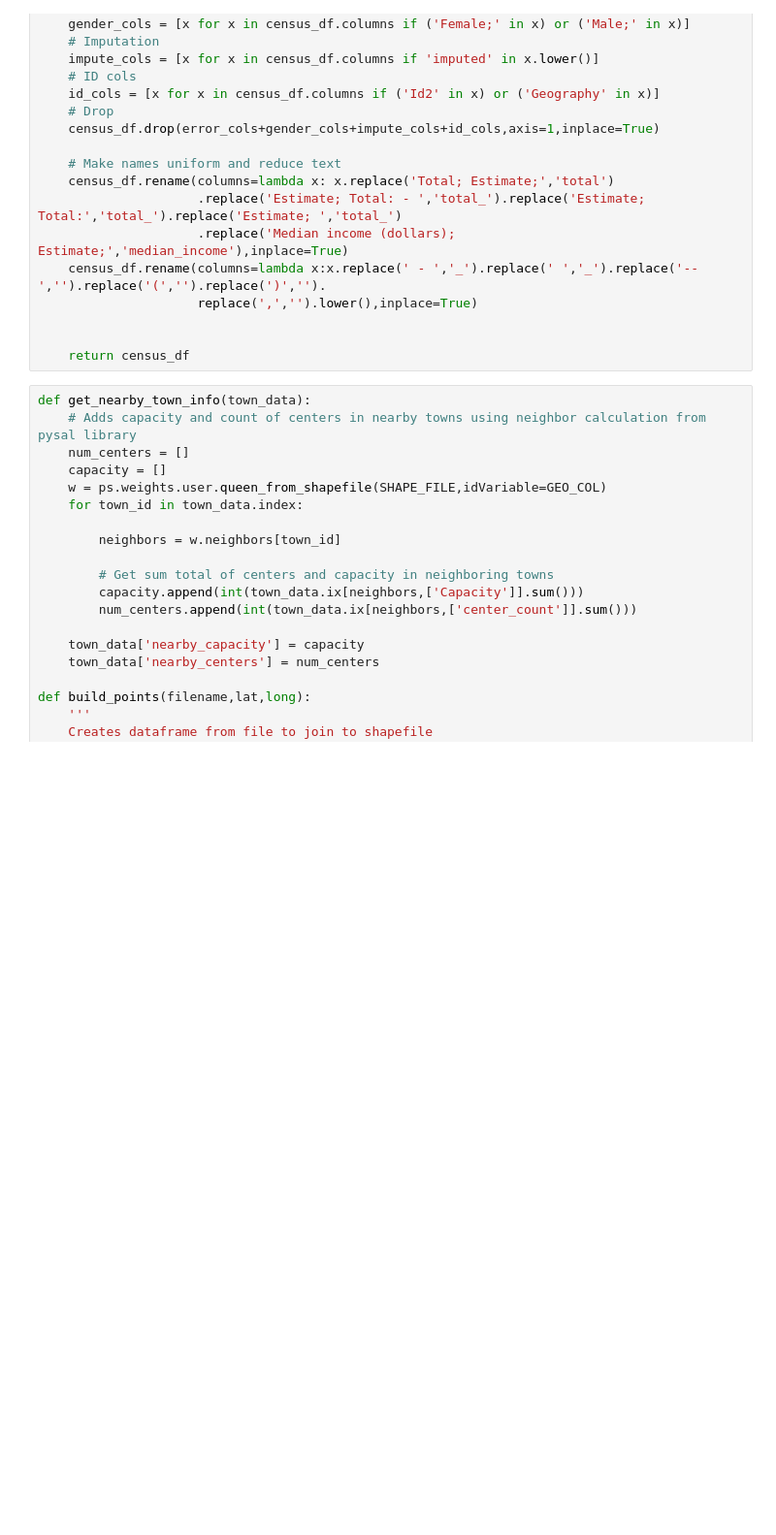
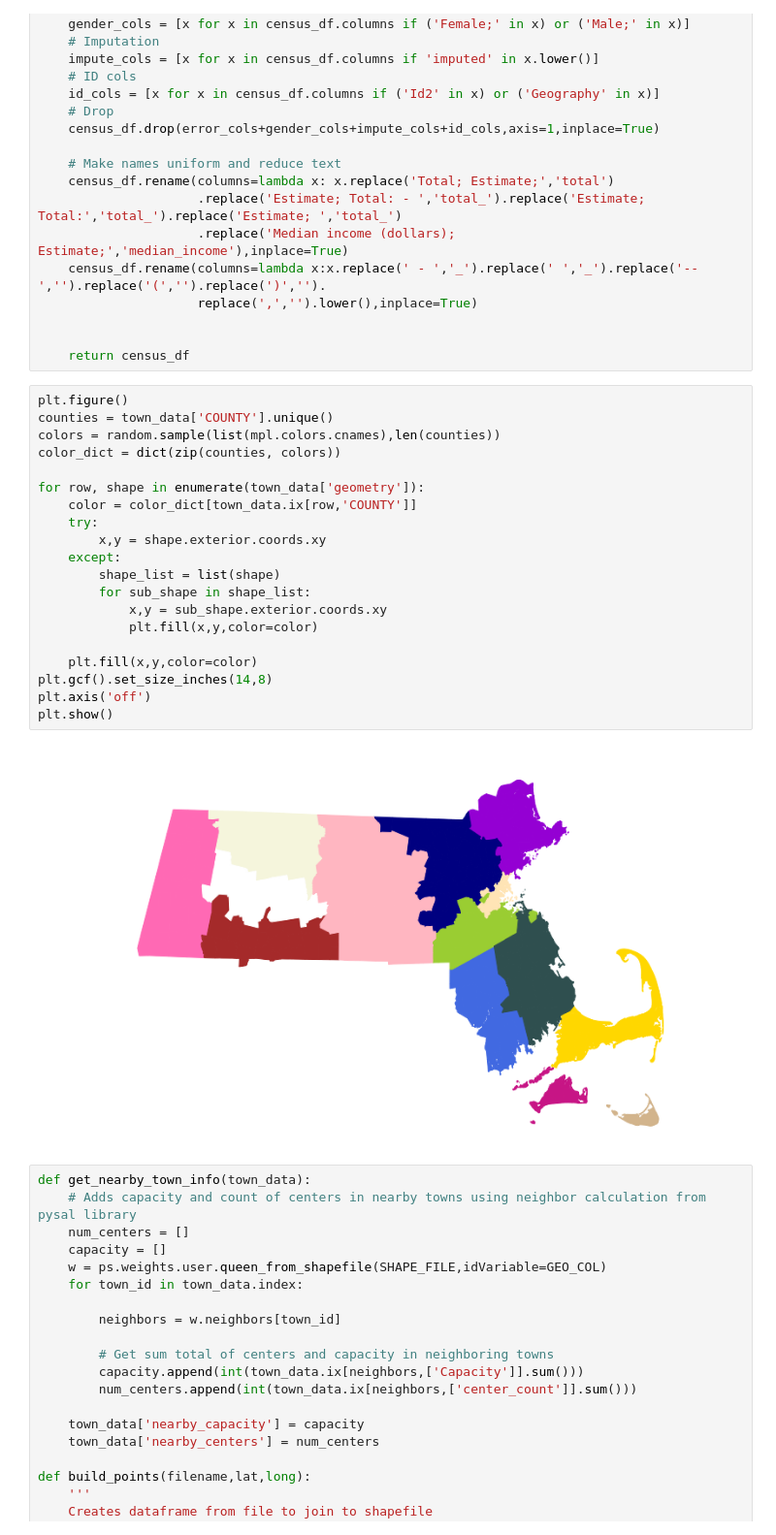
Before and after one commit to kmagida110/ma_state_analysis, a Jupyter notebook: MA_day_care.ipynb, the cells around one changed output. Shown: that part at 97% size. Cells and saved outputs as stored; diff of their text form; blank space fills up the shorter version.

```diff
--- a/MA_day_care.ipynb
+++ b/MA_day_care.ipynb
@@ -207,6 +258,28 @@ def clean_census_data(census_df):
 
 
     return census_df
+# %%
+plt.figure()
+counties = town_data['COUNTY'].unique()
+colors = random.sample(list(mpl.colors.cnames),len(counties))
+color_dict = dict(zip(counties, colors))
+
+for row, shape in enumerate(town_data['geometry']):
+    color = color_dict[town_data.ix[row,'COUNTY']]
+    try:
+        x,y = shape.exterior.coords.xy
+    except:
+        shape_list = list(shape)
+        for sub_shape in shape_list:
+            x,y = sub_shape.exterior.coords.xy
+            plt.fill(x,y,color=color)
+
+    plt.fill(x,y,color=color)
+plt.gcf().set_size_inches(14,8)
+plt.axis('off')
+plt.show()
+# %% [output]
+[figure, added]
 # %%
 def get_nearby_town_info(town_data):
     # Adds capacity and count of centers in nearby towns using neighbor calculation from pysal library
```
Also changed, not shown: parts of 4 cells of this notebook.
